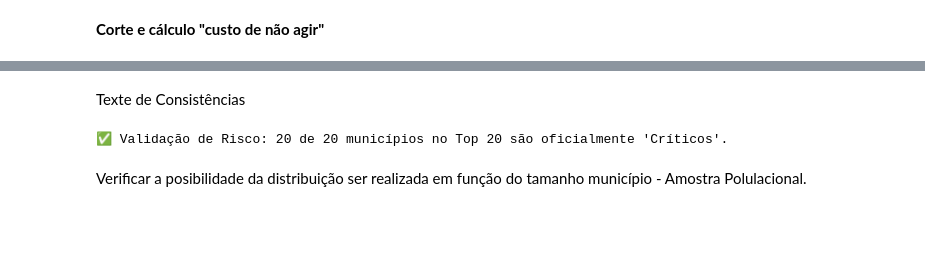
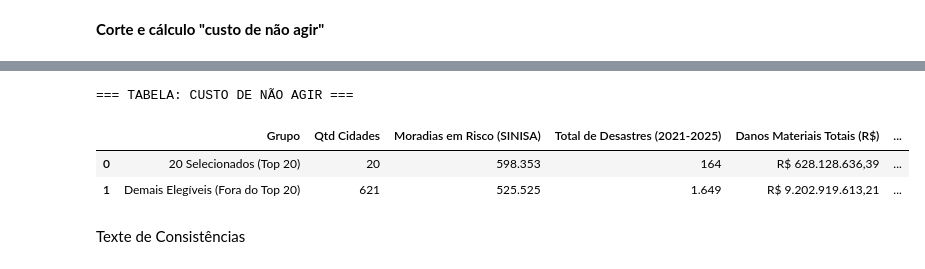
Before and after one commit to Reginajose/Aula-DSBD, a Jupyter notebook: transformacao_filtros.ipynb, the cells around one changed output, grey strips where cells are left out. Drawn from its saved outputs; the diff is of its cells as text; code cells hidden in the pictures; blank space fills up the shorter version.

```diff
--- a/transformacao_filtros.ipynb
+++ b/transformacao_filtros.ipynb
@@ -119,14 +154,68 @@ Percentual de cobertura: 68.0%
+# %%
+# Métrica de cobertura do orçamento
+demais_elegiveis = f4[~f4['Cod_IBGE_7'].isin(top_20['Cod_IBGE_7'])].copy()
+
+# Garantir conversão numérica das colunas do Atlas de Desastres
+cols_atlas = ['total_desastres', 'soma_danos_materiais', 'soma_afetados']
+for col in cols_atlas:
+  top_20[col] = pd.to_numeric(top_20[col], errors='coerce').fillna(0)
+  demais_elegiveis[col] = (
+      pd.to_numeric(demais_elegiveis[col], errors='coerce').fillna(0)
+  )
+
+tabela_custo_nao_agir = pd.DataFrame([
+    {
+        'Grupo': '20 Selecionados (Top 20)',
+        'Qtd Cidades': len(top_20),
+        'Moradias em Risco (SINISA)': (
+            f"{top_20['qtd_domicilios_risco'].sum():,.0f}".replace(',', '.')
+        ),
+        'Total de Desastres (2021-2025)': (
+            f"{top_20['total_desastres'].sum():,.0f}".replace(',', '.')
+        ),
+        'Danos Materiais Totais (R$)': (
+            f"R$ {top_20['soma_danos_materiais'].sum():,.2f}".replace(
+                ',', 'X'
+            )
+            .replace('.', ',')
+            .replace('X', '.')
+        ),
+        'Pessoas Afetadas (Danos Humanos)': (
+            f"{top_20['soma_afetados'].sum():,.0f}".replace(',', '.')
+        ),
+    },
+    {
+        'Grupo': 'Demais Elegíveis (Fora do Top 20)',
+        'Qtd Cidades': len(demais_elegiveis),
+        'Moradias em Risco (SINISA)': (
+            f"{demais_elegiveis['qtd_domicilios_risco'].sum():,.0f}".replace(
+                ',', '.'
+            )
+        ),
+        'Total de Desastres (2021-2025)': (
+            f"{demais_elegiveis['total_desastres'].sum():,.0f}".replace(
+                ',', '.'
+            )
+        ),
+        'Danos Materiais Totais (R$)': (
+            f"R$ {demais_elegiveis['soma_danos_materiais'].sum():,.2f}".replace(
+                ',', 'X'
+            )
+            .replace('.', ',')
+            .replace('X', '.')
+        ),
+        'Pessoas Afetadas (Danos Humanos)': (
+            f"{demais_elegiveis['soma_afetados'].sum():,.0f}".replace(',', '.')
+        ),
+    },
+])
+
+print('=== TABELA: CUSTO DE NÃO AGIR ===')
+display(tabela_custo_nao_agir)
+# %% [output]
+=== TABELA: CUSTO DE NÃO AGIR ===
+|  | Grupo | Qtd Cidades | Moradias em Risco (SINISA) | Total de Desastres (2021-2025) | Danos Materiais Totais (R$) | ... |
+| 0 | 20 Selecionados (Top 20) | 20 | 598.353 | 164 | R$ 628.128.636,39 | ... |
+| 1 | Demais Elegíveis (Fora do Top 20) | 621 | 525.525 | 1.649 | R$ 9.202.919.613,21 | ... |
 # %% [markdown]
 Texte de Consistências
-# %%
-# Teste de consistência: Verificar se 100% dos Top 20 são municípios críticos
-criticos_top20 = (top_20['municipio_critico'] == 'Sim').sum()
-print(f"✅ Validação de Risco: {criticos_top20} de 20 municípios no Top 20 são oficialmente 'Críticos'.")
-
-# Nota explicativa para a apresentação:
-# - A aplicação da regra exata (mapeamento == 'Sim') removeu casos não mapeados (ex: São João de Meriti/RJ).
-# - A atualização com a CAPAG de Set/2026 permitiu incluir municípios de alto risco recém-elegíveis (ex: Blumenau/SC e Angra dos Reis/RJ).
-# %% [output]
-✅ Validação de Risco: 20 de 20 municípios no Top 20 são oficialmente 'Críticos'.
-# %% [markdown]
-Verificar a posibilidade da distribuição ser realizada em função do tamanho município - Amostra Polulacional.
```
Also changed, not shown: parts of 11 cells of this notebook.
